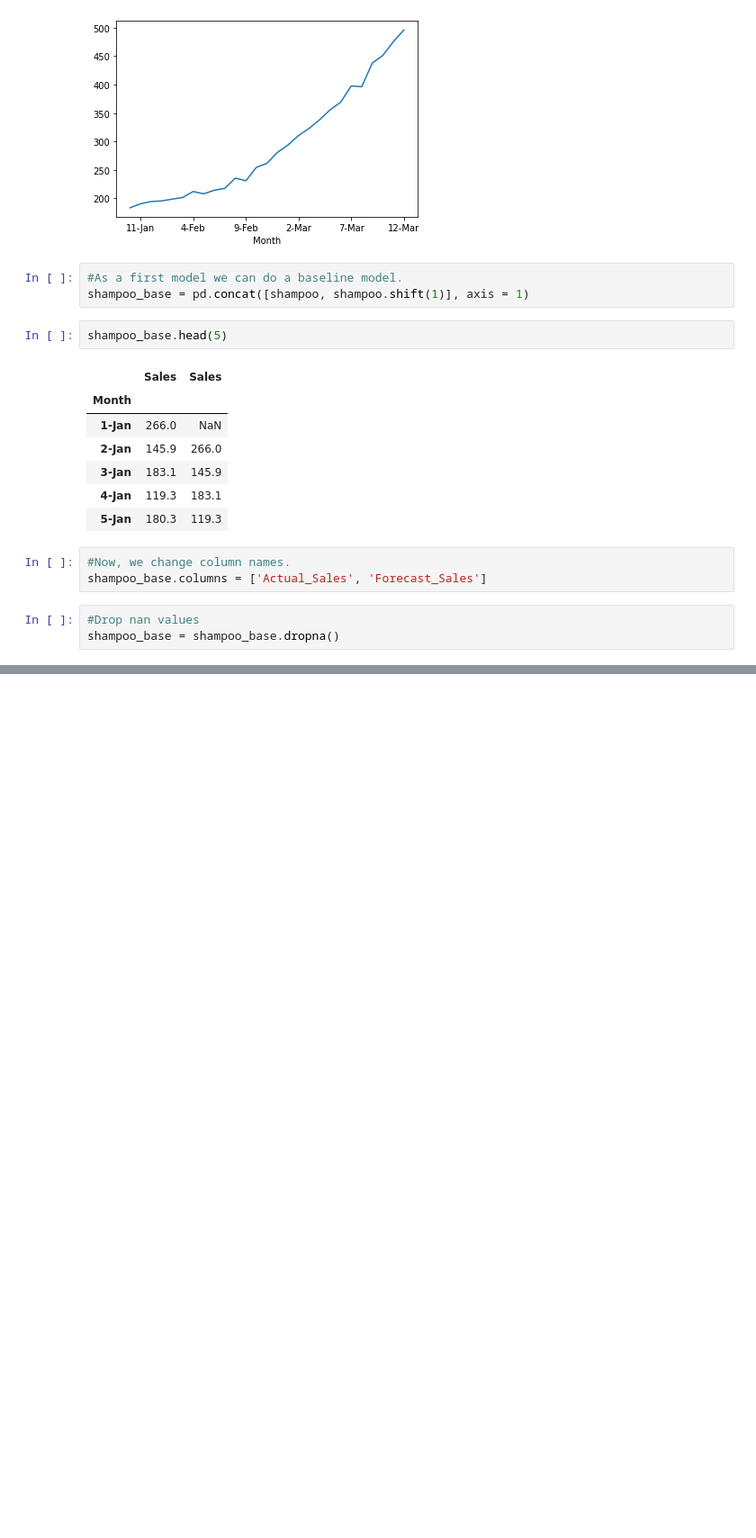
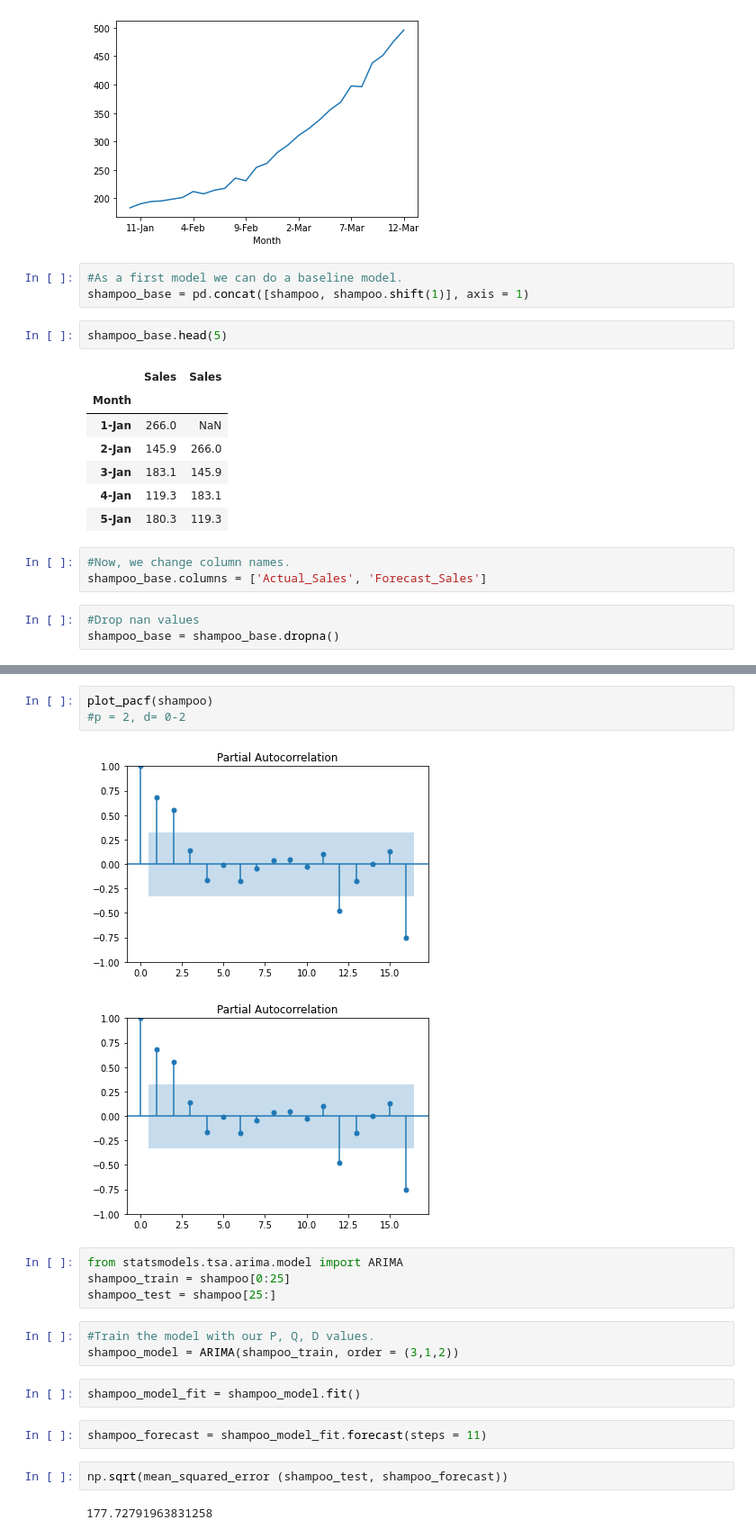
Before and after one commit to eeeds/Projects, a Jupyter notebook: Project7-TimeSeriesForecasting.ipynb, the cells around one changed output, grey strips where cells are left out. Shown: that part at 90% size. Saved outputs shown, nothing was run; the diff lists cells and outputs as text; blank space fills up the shorter version.

```diff
--- a/Project7-TimeSeriesForecasting.ipynb
+++ b/Project7-TimeSeriesForecasting.ipynb
@@ -79,0 +99,21 @@ shampoo_base = shampoo_base.dropna()
+# %%
+plot_pacf(shampoo)
+#p = 2, d= 0-2
+# %% [output]
+[figure, added]
+[figure, added]
+# %%
+from statsmodels.tsa.arima.model import ARIMA
+shampoo_train = shampoo[0:25]
+shampoo_test = shampoo[25:]
+# %%
+#Train the model with our P, Q, D values.
+shampoo_model = ARIMA(shampoo_train, order = (3,1,2))
+# %%
+shampoo_model_fit = shampoo_model.fit()
+# %%
+shampoo_forecast = shampoo_model_fit.forecast(steps = 11)
+# %%
+np.sqrt(mean_squared_error (shampoo_test, shampoo_forecast))
+# %% [output]
+177.72791963831258
```
Also changed, not shown: parts of 7 cells of this notebook.
